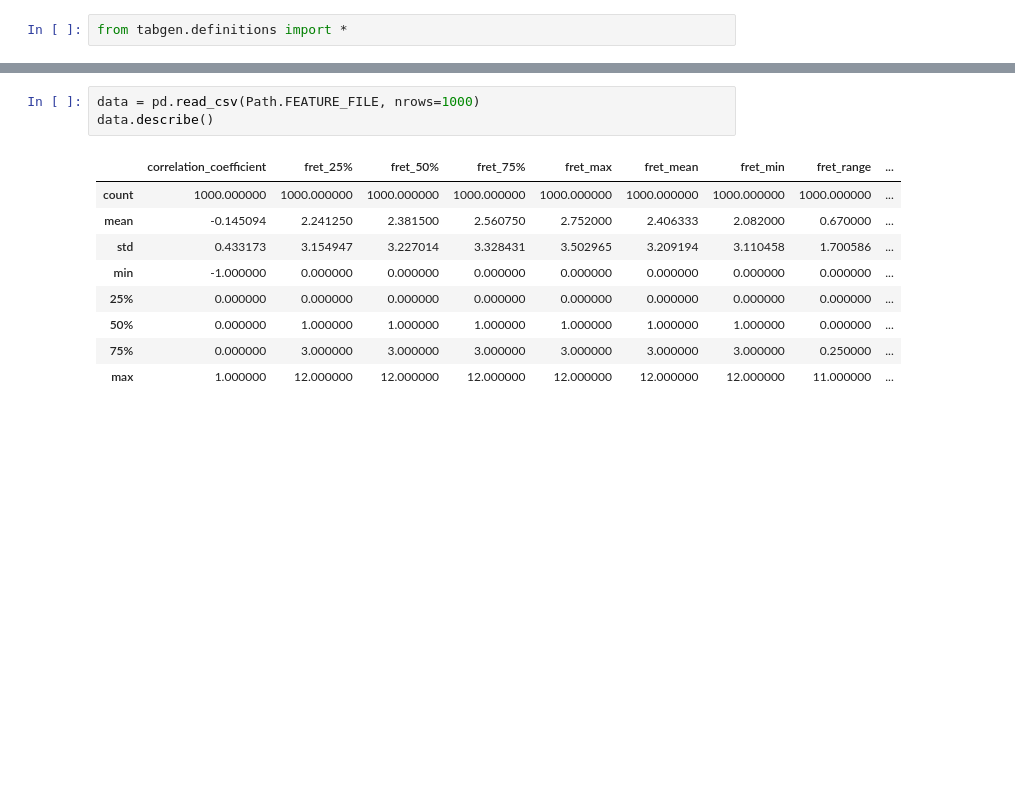
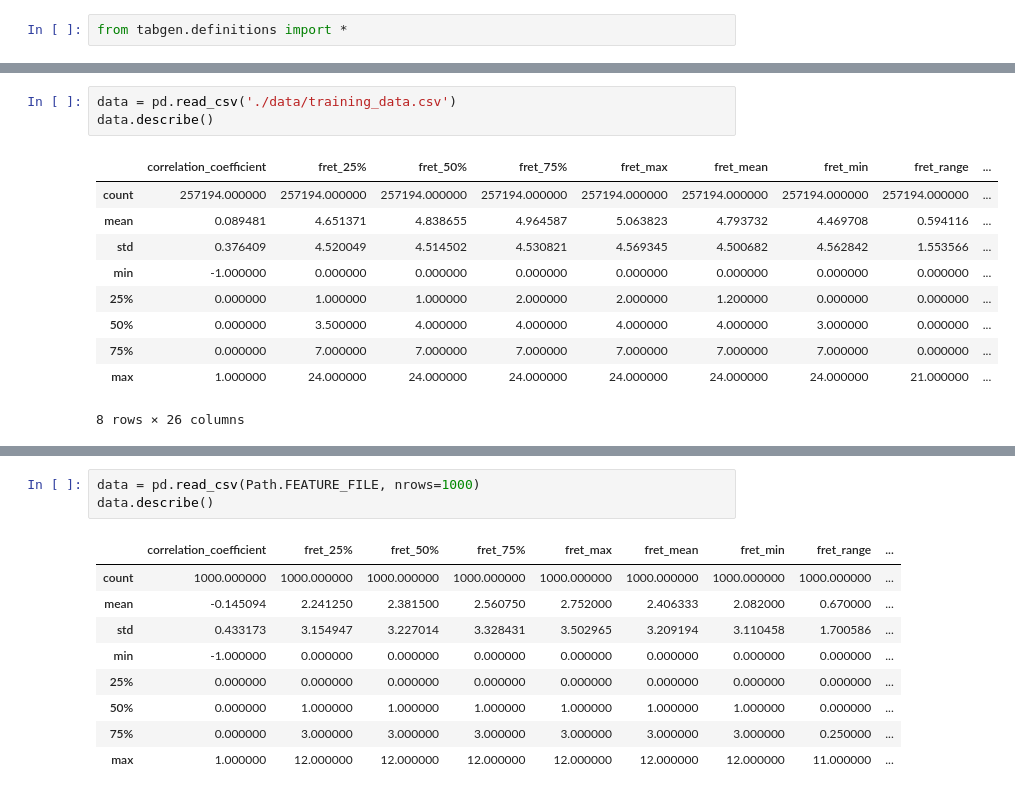
Before and after one commit to eliasmistler/tabgen, a Jupyter notebook: ML experiments.ipynb, the cells around one changed output, grey strips where cells are left out. Saved outputs shown, nothing was run; the diff lists cells and outputs as text; blank space fills up the shorter version.

```diff
--- a/ML experiments.ipynb
+++ b/ML experiments.ipynb
@@ -4,0 +54,14 @@ data_fields = [col for col in pd.read_csv(Path.FEATURE_FILE, nrows=0).columns]
+# %%
+data = pd.read_csv('./data/training_data.csv')
+data.describe()
+# %% [output]
+|  | correlation_coefficient | fret_25% | fret_50% | fret_75% | fret_max | fret_mean | fret_min | fret_range | ... |
+| count | 257194.000000 | 257194.000000 | 257194.000000 | 257194.000000 | 257194.000000 | 257194.000000 | 257194.000000 | 257194.000000 | ... |
+| mean | 0.089481 | 4.651371 | 4.838655 | 4.964587 | 5.063823 | 4.793732 | 4.469708 | 0.594116 | ... |
+| std | 0.376409 | 4.520049 | 4.514502 | 4.530821 | 4.569345 | 4.500682 | 4.562842 | 1.553566 | ... |
+| min | -1.000000 | 0.000000 | 0.000000 | 0.000000 | 0.000000 | 0.000000 | 0.000000 | 0.000000 | ... |
+| 25% | 0.000000 | 1.000000 | 1.000000 | 2.000000 | 2.000000 | 1.200000 | 0.000000 | 0.000000 | ... |
+| 50% | 0.000000 | 3.500000 | 4.000000 | 4.000000 | 4.000000 | 4.000000 | 3.000000 | 0.000000 | ... |
+| 75% | 0.000000 | 7.000000 | 7.000000 | 7.000000 | 7.000000 | 7.000000 | 7.000000 | 0.000000 | ... |
+| max | 1.000000 | 24.000000 | 24.000000 | 24.000000 | 24.000000 | 24.000000 | 24.000000 | 21.000000 | ... |
+8 rows × 26 columns
```
Also changed, not shown: parts of 10 cells of this notebook, 7 other files.
